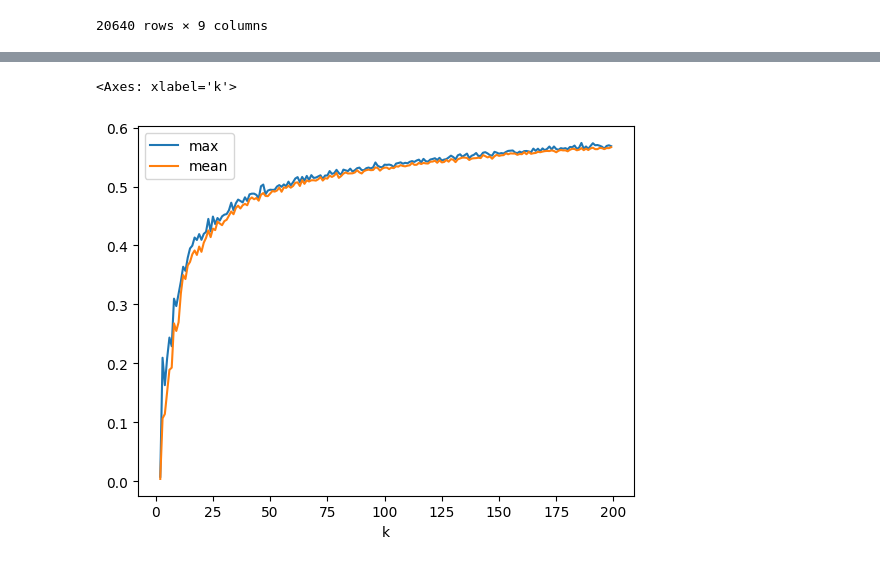
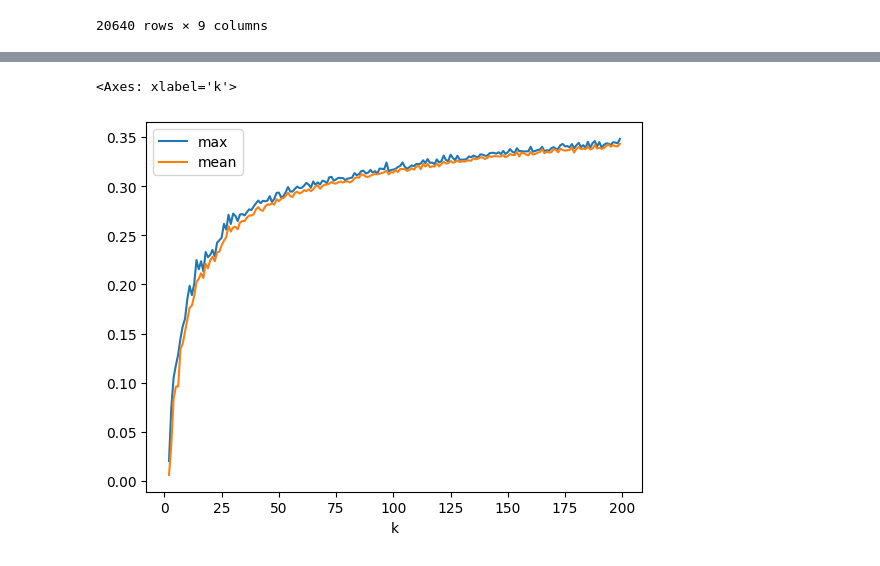
Before and after one commit to Dmatryus/dmml-lab, a Jupyter notebook: experiments/std_reduction.ipynb, the cells around one changed output, grey strips where cells are left out. Drawn from its saved outputs; the diff is of its cells as text; code cells hidden in the pictures.

```diff
--- a/experiments/std_reduction.ipynb
+++ b/experiments/std_reduction.ipynb
@@ -511,15 +516,15 @@ def search_k(data: ModelData, max_k: int, n_iterations=1):
             model = MiniBatchKMeans(n_clusters=k)
             data.data["cluster"] = model.fit_predict(data.get_data("all", "features"))
 
-            result = {
+            metric = Std(data.target, "cluster", "strat").calc(data.data).iloc[0]
+
+            result_arr.append({
                 "k": k,
-                "std": strat_std(data.data, data.target, "group").loc["total", "var"],
-                "strat std": strat_std(data.data, data.target, "group", "cluster").loc[
-                    "total", f"{data.target}_strat_var"
-                ],
-            }
-            result["diff"] = 1 - result["strat std"] / result["std"]
-            result_arr.append(result)
+                "std": metric["metric"],
+                "strat std": metric["strat"],
+                "diff": metric["diff"],
+                "relative_diff": metric["relative_diff"],
+            })
         ir = pd.DataFrame(result_arr)
         ir["iter"] = i
         iter_result.append(ir)
@@ -595,7 +590,7 @@ Name: proportion, dtype: float64
 # %%
-k_scores = search_k(data=data, max_k=100, n_iterations=5)
+k_scores = search_k(data=data, max_k=200, n_iterations=5)
 # %%
-k_scores.groupby("k")["diff"].agg(["max", "mean"]).plot()
+k_scores.groupby("k")["relative_diff"].agg(["max", "mean"]).plot()
 # %% [output]
 <Axes: xlabel='k'>
-[figure, old version]
+[figure, new version]
```
Also changed, not shown: parts of 6 cells of this notebook, 2 other files.
